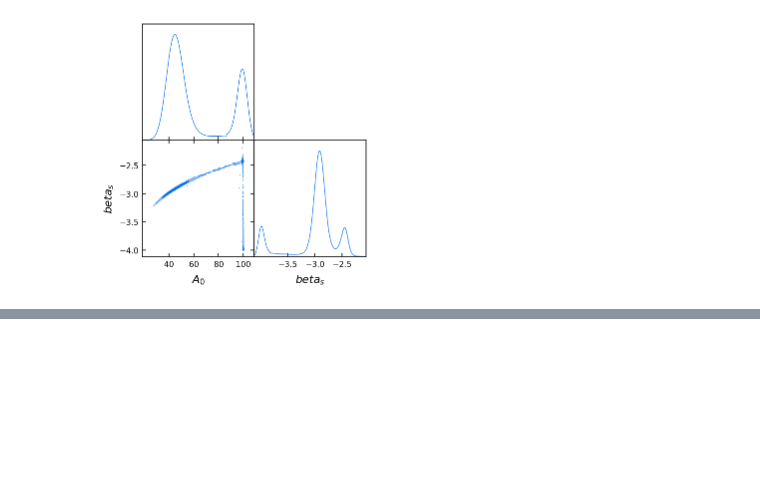
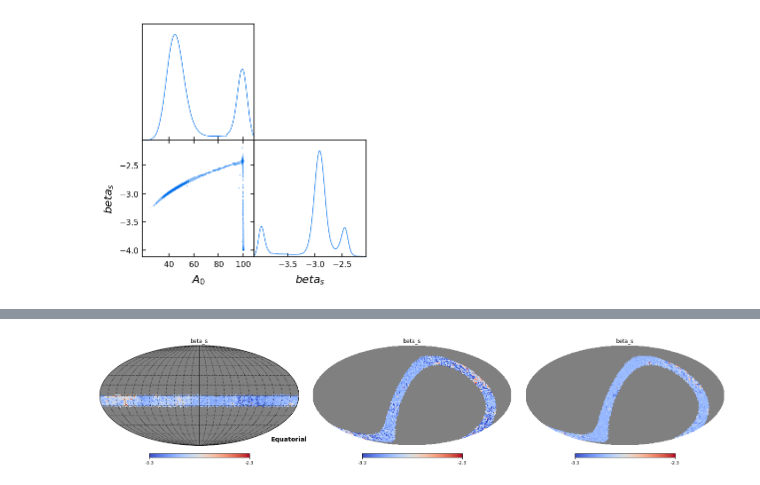
Before and after one commit to yaojian95/Beta_s, a Jupyter notebook: PYMC3.ipynb, the cells around one changed output, grey strips where cells are left out. Drawn from its saved outputs; the diff is of its cells as text; code cells hidden in the pictures; blank space fills up the shorter version.

```diff
--- a/PYMC3.ipynb
+++ b/PYMC3.ipynb
@@ -142,0 +233,12 @@ with model:
+# %%
+plt.figure(figsize = (20, 10))
+hp.mollview(betas_S, cmap = 'coolwarm', sub = 231, title = 'beta_s', min = -3.3, max = -2.3, coord=['G','C'])
+hp.graticule(15)
+hp.mollview(betas_C, cmap = 'coolwarm', sub = 232, title = 'beta_s', min = -3.3, max = -2.3)
+hp.mollview(betas_both, cmap = 'coolwarm',sub = 233, title = 'beta_s', min = -3.3, max = -2.3)
+
+
+# hp.mollview(Mask(Sn_S, mask_both), norm = 'hist', cmap = 'coolwarm',sub = 234, title = 'SNR')
+# hp.mollview(Mask(Sn_C, mask_both), norm = 'hist', cmap = 'coolwarm', sub = 235, title = 'SNR')
+# hp.mollview(Mask(Sn_both,mask_both), norm = 'hist', cmap = 'coolwarm', sub = 236, title = 'SNR')
+# %% [output]
@@ -142,0 +246 @@ with model:
+[figure, added]
```
Also changed, not shown: parts of 39 cells of this notebook.
